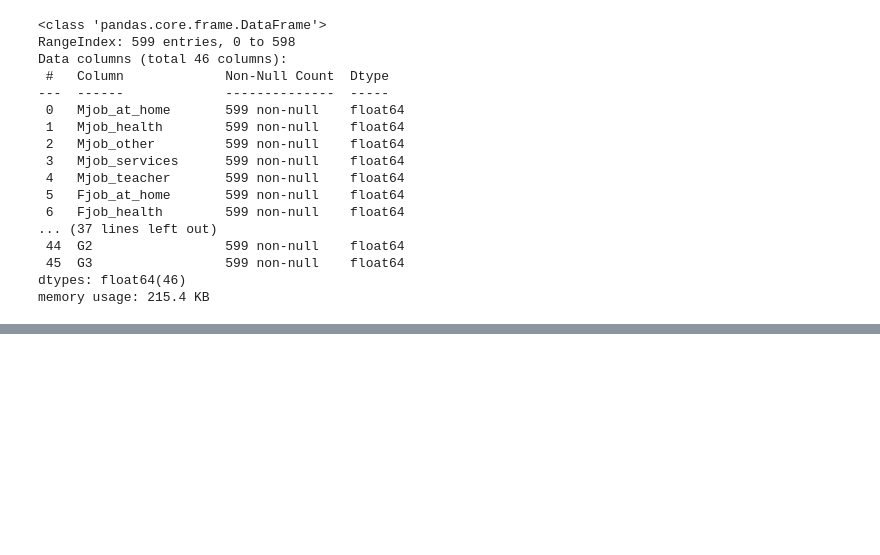
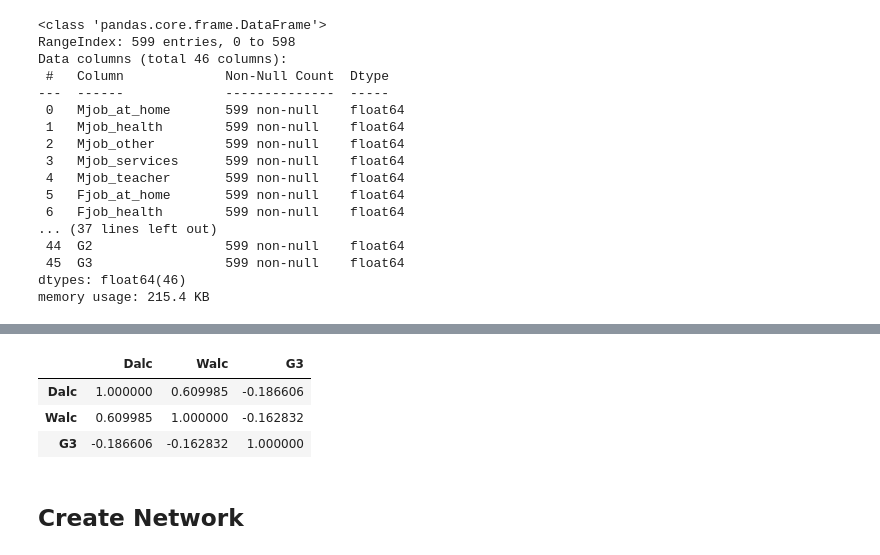
Before and after one commit to Super-T02/ki-bayesian-networks, a Jupyter notebook: proto/play_around.ipynb, the cells around one changed output, grey strips where cells are left out. Drawn from its saved outputs; the diff is of its cells as text; code cells hidden in the pictures; blank space fills up the shorter version.

```diff
--- a/proto/play_around.ipynb
+++ b/proto/play_around.ipynb
@@ -142,3 +149,16 @@ converted.corr().style.background_gradient(cmap='coolwarm')
 | G1 | -0.173009 | 0.125051 | -0.050350 | 0.046627 | 0.137378 | -0.096127 | 0.083464 | ... |
 | G2 | -0.146101 | 0.127645 | -0.055220 | 0.030142 | 0.129298 | -0.079022 | 0.081941 | ... |
 | G3 | -0.132064 | 0.125394 | -0.072376 | 0.041851 | 0.124342 | -0.047925 | 0.070607 | ... |
+# %%
+indices = [
+    'Dalc',
+    'Walc',
+]
+converted[indices + ['G3']].corr().style.background_gradient(cmap='coolwarm')
+# %% [output]
+|  | Dalc | Walc | G3 |
+| Dalc | 1.000000 | 0.609985 | -0.186606 |
+| Walc | 0.609985 | 1.000000 | -0.162832 |
+| G3 | -0.186606 | -0.162832 | 1.000000 |
+# %% [markdown]
+## Create Network
```
Also changed, not shown: parts of 5 cells of this notebook, 2 other files.
